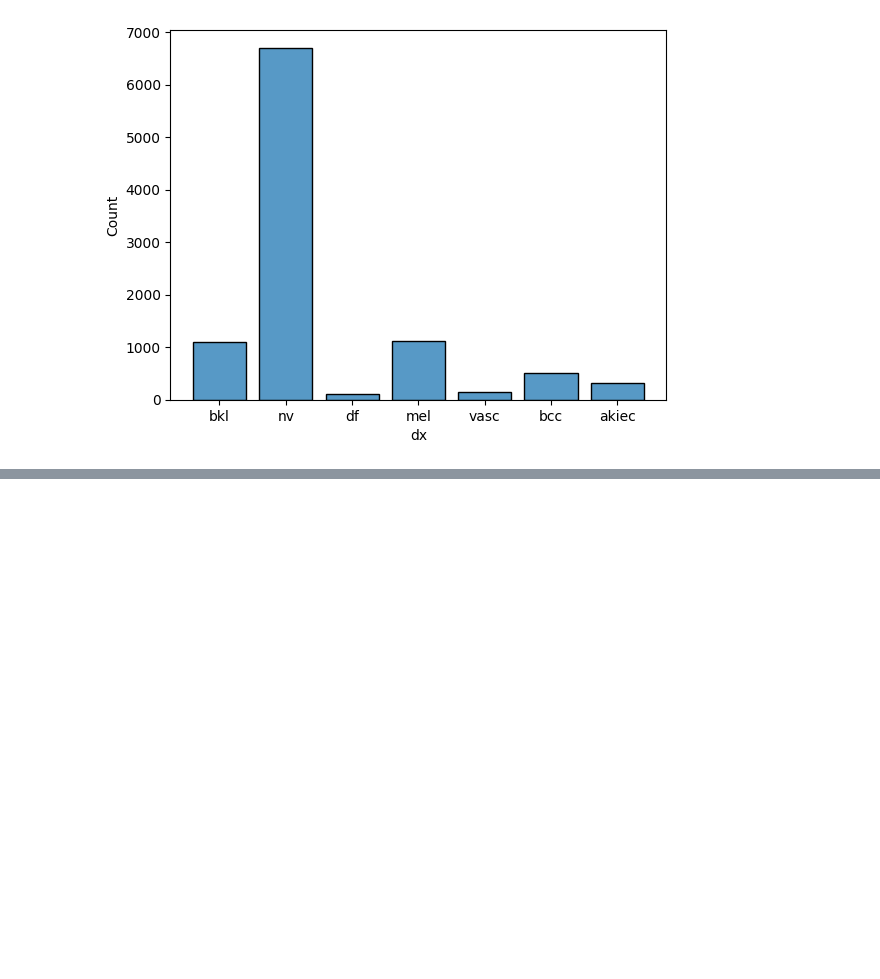
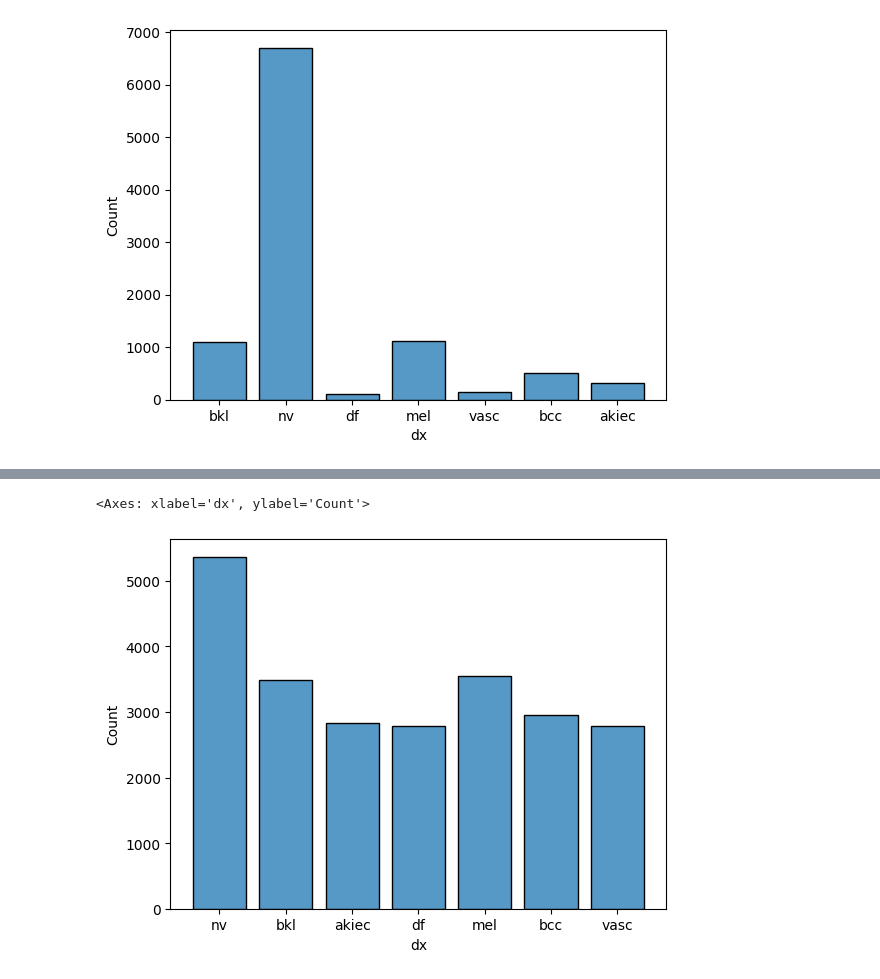
Before and after one commit to IgLizzy/F_Project_HAM10000, a Jupyter notebook: classification_train.ipynb, the cells around one changed output, grey strips where cells are left out. Saved outputs shown, nothing was run; the diff lists cells and outputs as text; code cells hidden in the pictures; blank space fills up the shorter version.

```diff
--- a/classification_train.ipynb
+++ b/classification_train.ipynb
@@ -613,0 +412,17 @@ weighted avg       0.96      0.95      0.95      7527
+# %%
+train_exm_dataset = MNISTHAM10000(root, train_df, True, multiply_factor(train_df, 'dx', 2), img_transform, mask_transform)
+train_loader = DataLoader(
+    train_exm_dataset, batch_size=32, shuffle=True)
+
+exm_dataset = MNISTHAM10000(root, val_df, False, multiply_factor(train_df, 'dx'), test_transform, mask_transform)
+val_loader = DataLoader(
+    exm_dataset, batch_size=32, shuffle=False)
+
+exm_dataset = MNISTHAM10000(root, test_df, False, multiply_factor(train_df, 'dx'), test_transform, mask_transform)
+test_loader = DataLoader(
+    exm_dataset, batch_size=32, shuffle=False)
+# %%
+sns.histplot(data=train_exm_dataset.augmented_df, x='dx', multiple="dodge", shrink=.8)
+# %% [output]
+<Axes: xlabel='dx', ylabel='Count'>
+[figure, added]
```
Also changed, not shown: parts of 72 cells of this notebook, 9 other files.
